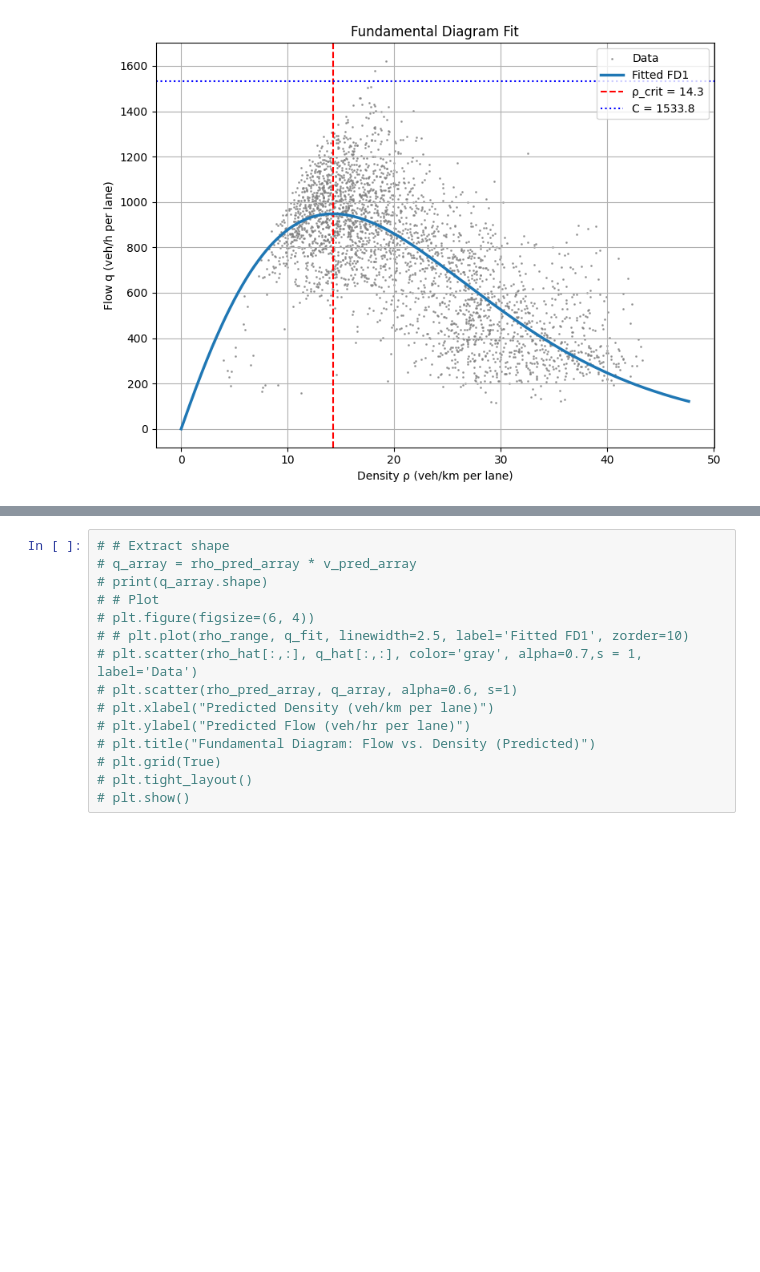
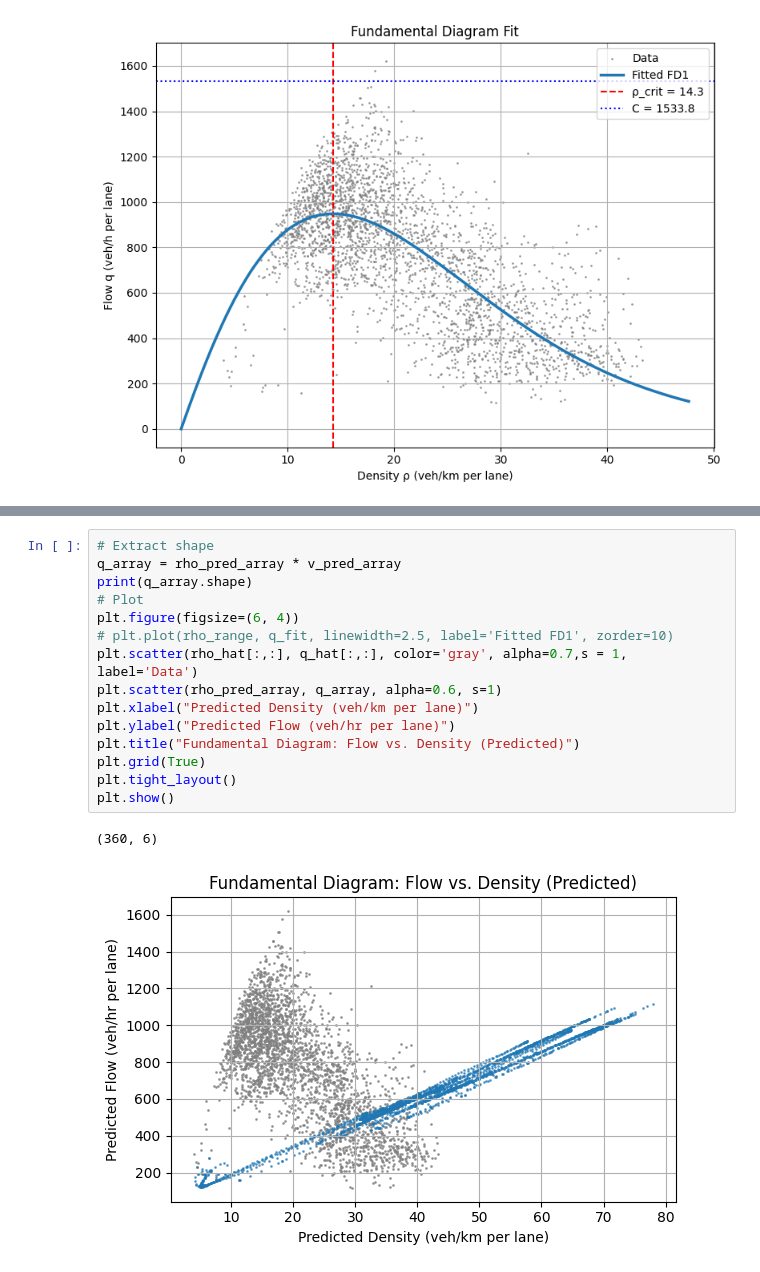
Before and after one commit to woxsao/macroscopic-sim-calibration, a Jupyter notebook: Optimization.ipynb, the cells around one changed output, grey strips where cells are left out. Cells and saved outputs as stored; diff of their text form; blank space fills up the shorter version.

```diff
--- a/Optimization.ipynb
+++ b/Optimization.ipynb
@@ -473,18 +356,21 @@ eta high 167.22419253534932
 # %%
-# # Extract shape
-# q_array = rho_pred_array * v_pred_array
-# print(q_array.shape)
-# # Plot
-# plt.figure(figsize=(6, 4))
-# # plt.plot(rho_range, q_fit, linewidth=2.5, label='Fitted FD1', zorder=10)
-# plt.scatter(rho_hat[:,:], q_hat[:,:], color='gray', alpha=0.7,s = 1, label='Data')
-# plt.scatter(rho_pred_array, q_array, alpha=0.6, s=1)
-# plt.xlabel("Predicted Density (veh/km per lane)")
-# plt.ylabel("Predicted Flow (veh/hr per lane)")
-# plt.title("Fundamental Diagram: Flow vs. Density (Predicted)")
-# plt.grid(True)
-# plt.tight_layout()
-# plt.show()
+# Extract shape
+q_array = rho_pred_array * v_pred_array
+print(q_array.shape)
+# Plot
+plt.figure(figsize=(6, 4))
+# plt.plot(rho_range, q_fit, linewidth=2.5, label='Fitted FD1', zorder=10)
+plt.scatter(rho_hat[:,:], q_hat[:,:], color='gray', alpha=0.7,s = 1, label='Data')
+plt.scatter(rho_pred_array, q_array, alpha=0.6, s=1)
+plt.xlabel("Predicted Density (veh/km per lane)")
+plt.ylabel("Predicted Flow (veh/hr per lane)")
+plt.title("Fundamental Diagram: Flow vs. Density (Predicted)")
+plt.grid(True)
+plt.tight_layout()
+plt.show()
+# %% [output]
+(360, 6)
+[figure, added]
 # %%
 import numpy as np
 
```
Also changed, not shown: parts of 8 cells of this notebook, 13 other files.
